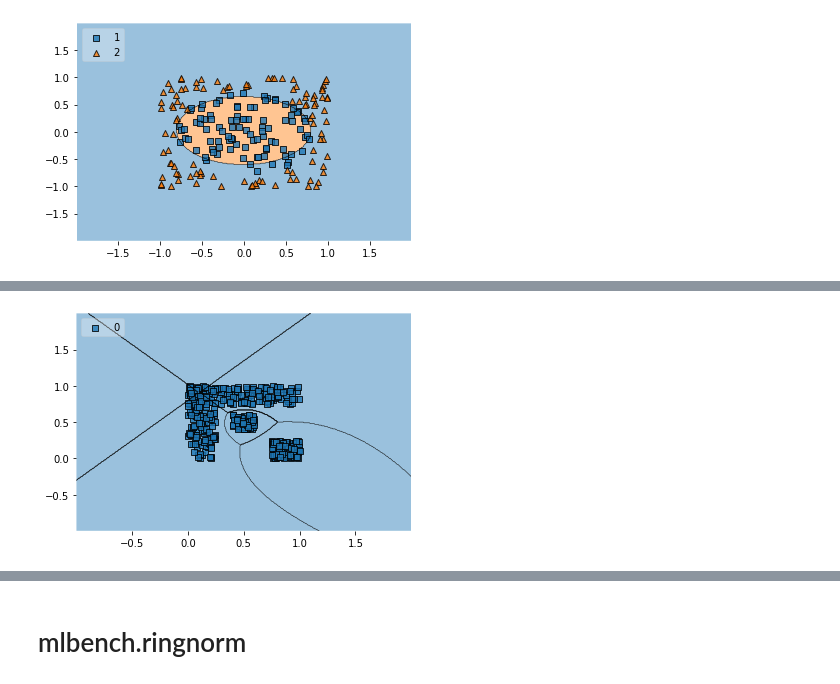
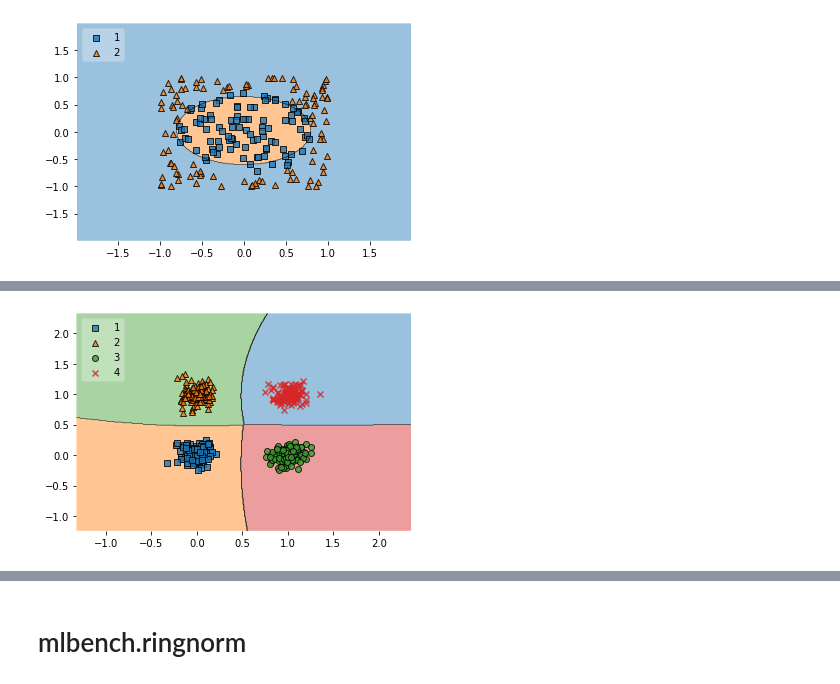
Before and after one commit to mtarcinalli/bayes, a Jupyter notebook: 01_bayes.ipynb, the cells around one changed output, grey strips where cells are left out. Drawn from its saved outputs; the diff is of its cells as text; code cells hidden in the pictures.

Commit message:
grafico ok

```diff
--- a/01_bayes.ipynb
+++ b/01_bayes.ipynb
@@ -5,22 +5,3 @@ import csv
 import random
 import warnings
 warnings.filterwarnings('ignore')
-# %%
-def carregar(arquivo, delimiter=';', quoteChar='"', ignoraLinha1=True, ignoraColuna1=False):
-    data = []
-    with open(arquivo) as csv_file:
-        #reader = csv.reader(file, quoting=csv.QUOTE_NONNUMERIC)
-        csv_reader = csv.reader(csv_file, delimiter=delimiter, quoting=csv.QUOTE_NONNUMERIC)
-        if ignoraLinha1:
-            count = 0
-        else:
-            count = 1
-        for row in csv_reader:
-            if count != 0 :
-                if row:
-                    if ignoraColuna1:
-                        data.append(tuple(row[1:]))
-                    else:
-                        data.append(tuple(row))
-            count += 1
-    return(data)
@@ -1104,10 +836,9 @@ Digite 'q()' para sair do R.
 >
 >
 # %%
-cuboids = Classificador()
-cuboids.carregar('data/cuboids500.csv', delimiter=',', ignoraColuna1=True)
-cuboids.dados
-cuboids.treinar()
-cuboids.graficoFronteira()
+clf = Classificador()
+clf.carregar('data/hypercube.csv', delimiter=',', ignoraColuna1=True)
+clf.treinar()
+clf.graficoFronteira()
 # %% [output]
-[figure, old version]
+[figure, new version]
```
Also changed, not shown: parts of 96 cells of this notebook.
